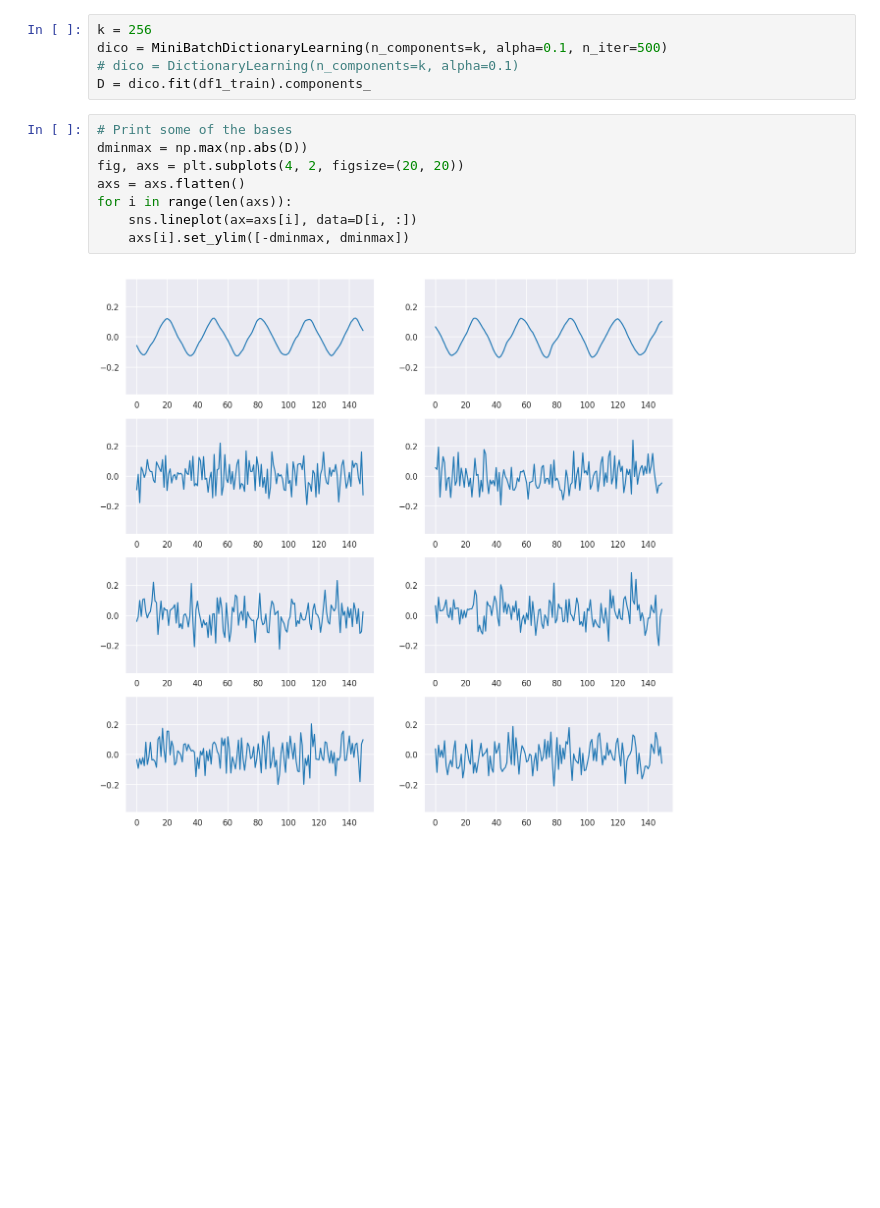
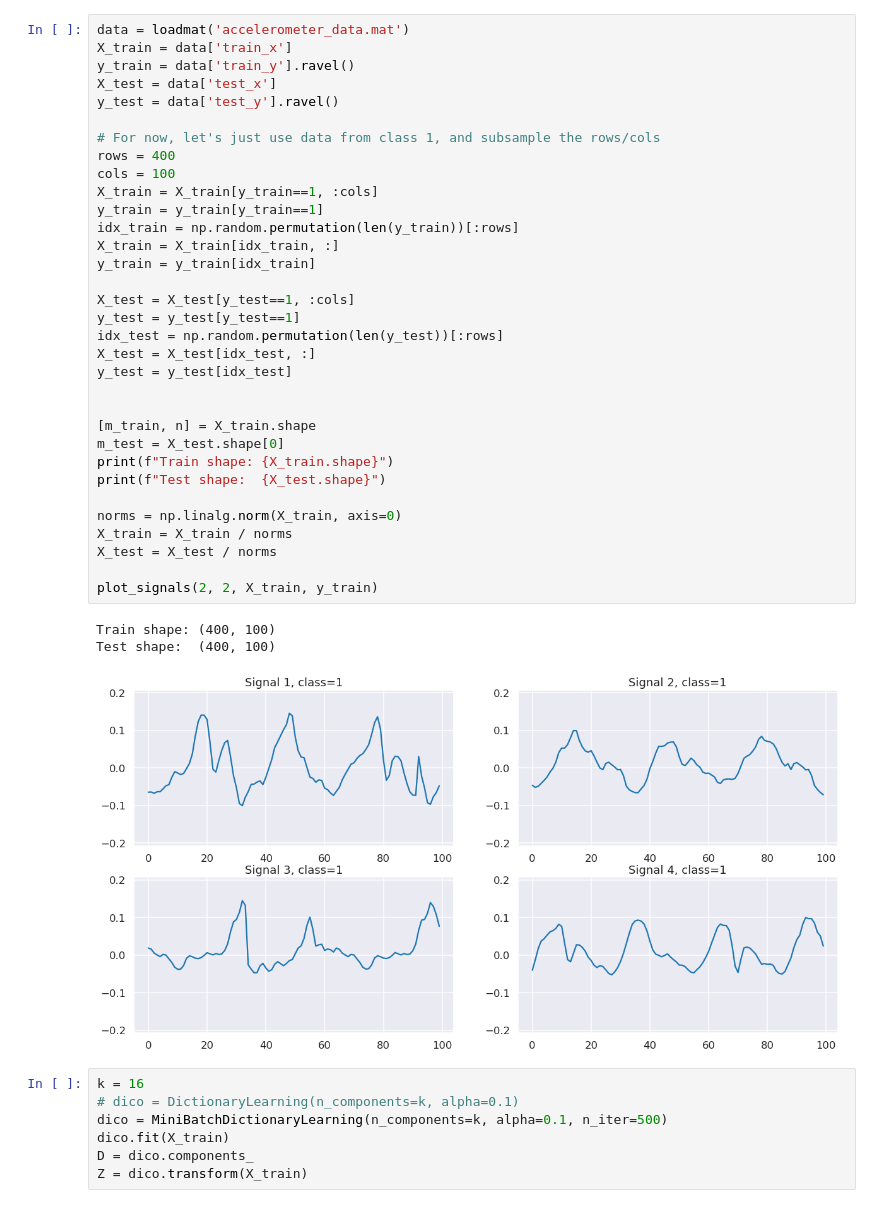
Before and after one commit to tdiethe/MXFusion, a Jupyter notebook: examples/notebooks/Dictionary Learning.ipynb, the cells around one changed output. Saved outputs shown, nothing was run; the diff lists cells and outputs as text; blank space fills up the shorter version.

```diff
--- a/examples/notebooks/Dictionary Learning.ipynb
+++ b/examples/notebooks/Dictionary Learning.ipynb
@@ -65,15 +68,44 @@ df1_test = df_test[df_test['y'] == 1].drop('y', inplace=False, axis=1)
+# %%
+data = loadmat('accelerometer_data.mat')
+X_train = data['train_x']
+y_train = data['train_y'].ravel()
+X_test = data['test_x']
+y_test = data['test_y'].ravel()
+
+# For now, let's just use data from class 1, and subsample the rows/cols
+rows = 400
+cols = 100
+X_train = X_train[y_train==1, :cols]
+y_train = y_train[y_train==1]
+idx_train = np.random.permutation(len(y_train))[:rows]
+X_train = X_train[idx_train, :]
+y_train = y_train[idx_train]
+
+X_test = X_test[y_test==1, :cols]
+y_test = y_test[y_test==1]
+idx_test = np.random.permutation(len(y_test))[:rows]
+X_test = X_test[idx_test, :]
+y_test = y_test[idx_test]
+
+
+[m_train, n] = X_train.shape
+m_test = X_test.shape[0]
+print(f"Train shape: {X_train.shape}")
+print(f"Test shape:  {X_test.shape}")
+
+norms = np.linalg.norm(X_train, axis=0)
+X_train = X_train / norms
+X_test = X_test / norms
+
+plot_signals(2, 2, X_train, y_train)
+# %% [output]
+Train shape: (400, 100)
+Test shape:  (400, 100)
+[figure, added]
 # %%
-k = 256
+k = 16
+# dico = DictionaryLearning(n_components=k, alpha=0.1)
 dico = MiniBatchDictionaryLearning(n_components=k, alpha=0.1, n_iter=500)
-# dico = DictionaryLearning(n_components=k, alpha=0.1)
-D = dico.fit(df1_train).components_
+dico.fit(X_train)
+D = dico.components_
+Z = dico.transform(X_train)
-# %%
-# Print some of the bases
-dminmax = np.max(np.abs(D))
-fig, axs = plt.subplots(4, 2, figsize=(20, 20))
-axs = axs.flatten()
-for i in range(len(axs)):
-    sns.lineplot(ax=axs[i], data=D[i, :])
-    axs[i].set_ylim([-dminmax, dminmax])
-# %% [output]
-[figure, removed]
```
Also changed, not shown: parts of 19 cells of this notebook, 5 other files.
